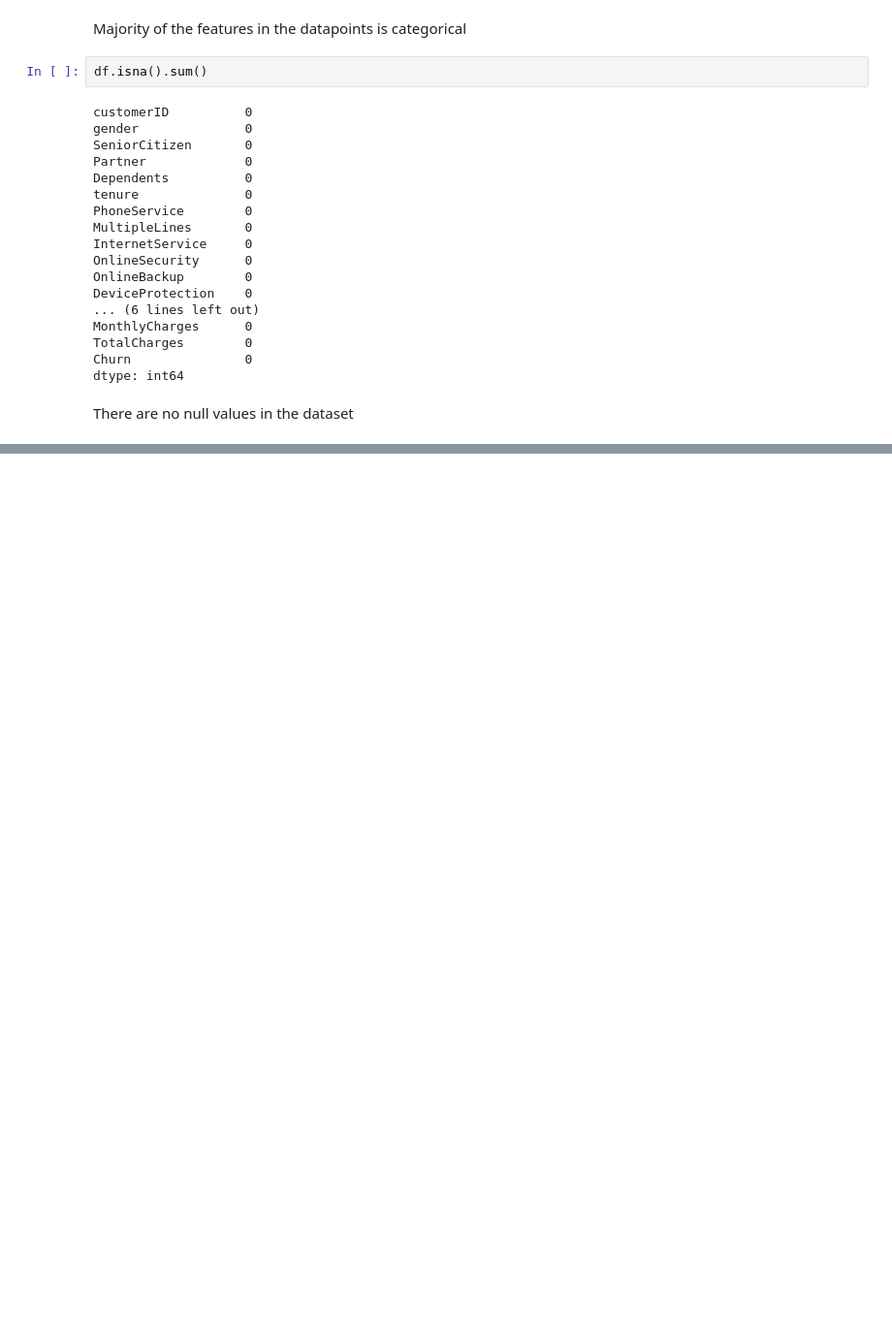
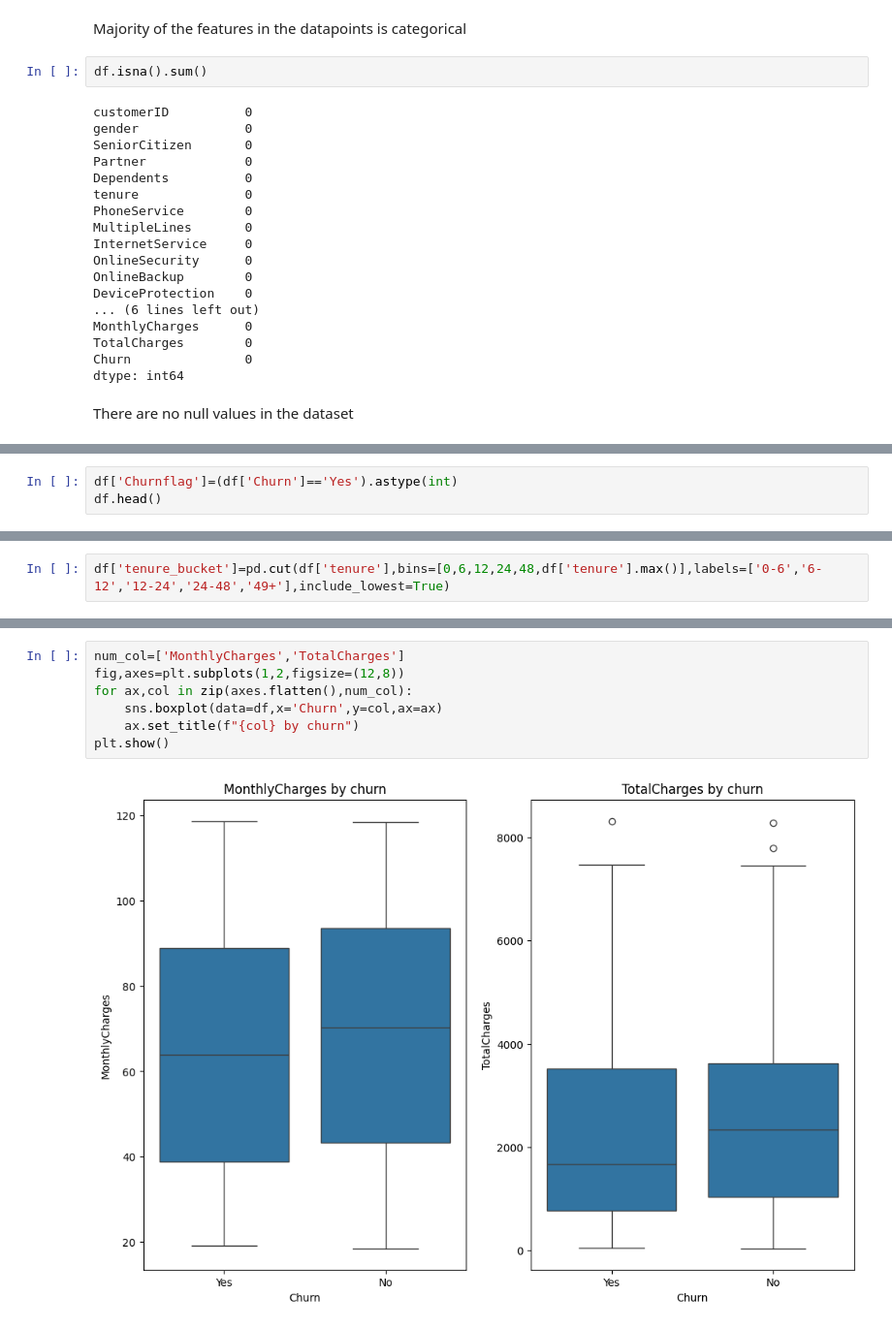
Before and after one commit to bharathkrishna711-lab/customer-churn-prediction, a Jupyter notebook: notebooks/01_eda.ipynb, the cells around one changed output, grey strips where cells are left out. Shown at 97% size. Cells and saved outputs as stored; diff of their text form; blank space fills up the shorter version.

```diff
--- a/notebooks/01_eda.ipynb
+++ b/notebooks/01_eda.ipynb
@@ -182,0 +141,3 @@ Name: MonthlyCharges, Length: 300, dtype: float64
+# %%
+df['Churnflag']=(df['Churn']=='Yes').astype(int)
+df.head()
@@ -182,0 +184,2 @@ Name: MonthlyCharges, Length: 300, dtype: float64
+# %%
+df['tenure_bucket']=pd.cut(df['tenure'],bins=[0,6,12,24,48,df['tenure'].max()],labels=['0-6','6-12','12-24','24-48','49+'],include_lowest=True)
@@ -182,0 +205,9 @@ Name: MonthlyCharges, Length: 300, dtype: float64
+# %%
+num_col=['MonthlyCharges','TotalCharges']
+fig,axes=plt.subplots(1,2,figsize=(12,8))
+for ax,col in zip(axes.flatten(),num_col):
+    sns.boxplot(data=df,x='Churn',y=col,ax=ax)
+    ax.set_title(f"{col} by churn")
+plt.show()
+# %% [output]
+[figure, added]
```
Also changed, not shown: parts of 40 cells of this notebook.
